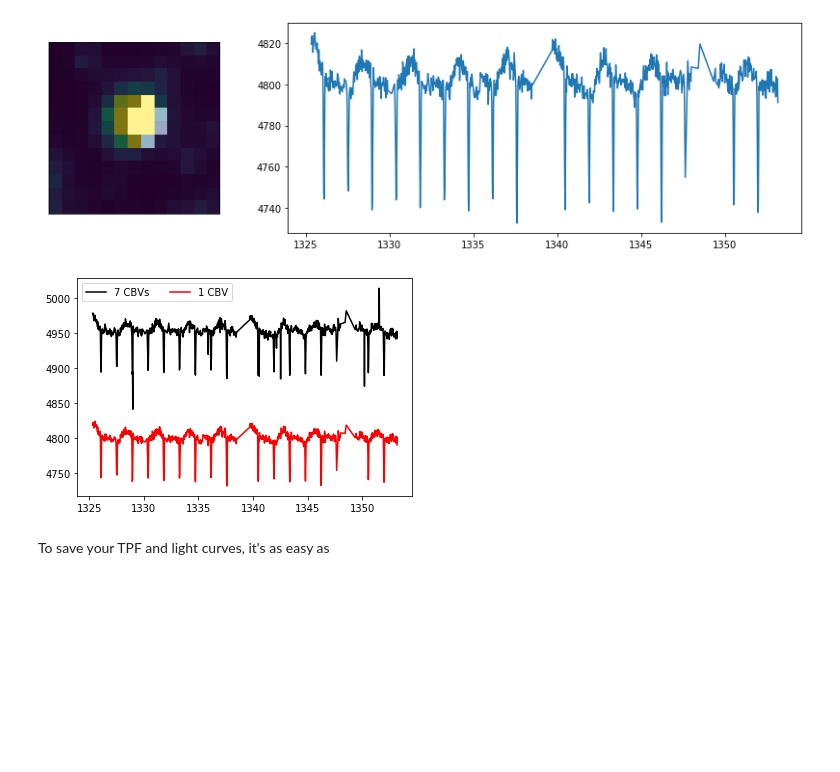
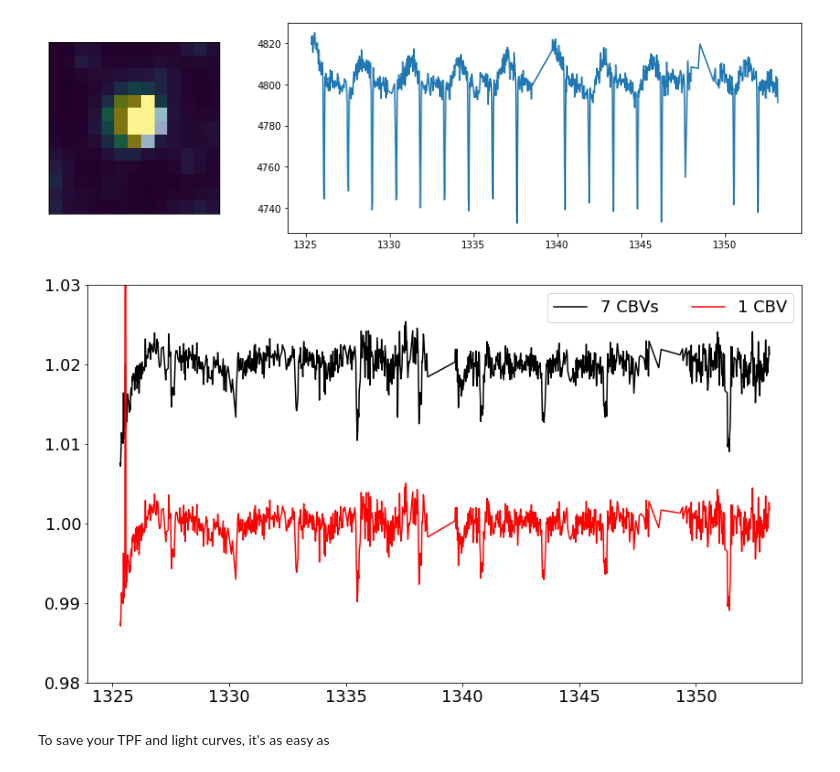
Before and after one commit to afeinstein20/tasc-tutorial, a Jupyter notebook: tasc5_notebook.ipynb, the cells around one changed output. Saved outputs shown, nothing was run; the diff lists cells and outputs as text; code cells hidden in the pictures; blank space fills up the shorter version.

```diff
--- a/tasc5_notebook.ipynb
+++ b/tasc5_notebook.ipynb
@@ -175,12 +172,13 @@ plt.show()
 [figure]
 # %%
 data.pca(flux=data.corr_flux, modes=7)
-plt.plot(data.time[q], data.pca_flux[q]+160, 'k', label='7 CBVs')
+plt.plot(data.time[q], data.pca_flux[q]/np.nanmedian(data.pca_flux[q])+0.02, 'k', label='7 CBVs')
 data.pca(flux=data.corr_flux, modes=1)
-plt.plot(data.time[q], data.pca_flux[q], 'r', label='1 CBV')
+plt.plot(data.time[q], data.pca_flux[q]/np.nanmedian(data.pca_flux[q]), 'r', label='1 CBV')
+plt.ylim(0.98,1.03)
 plt.legend(ncol=2);
 # %% [output]
-[figure, old version]
+[figure, new version]
 # %% [markdown]
 To save your TPF and light curves, it's as easy as
 # %%
```
Also changed, not shown: parts of 14 cells of this notebook.
